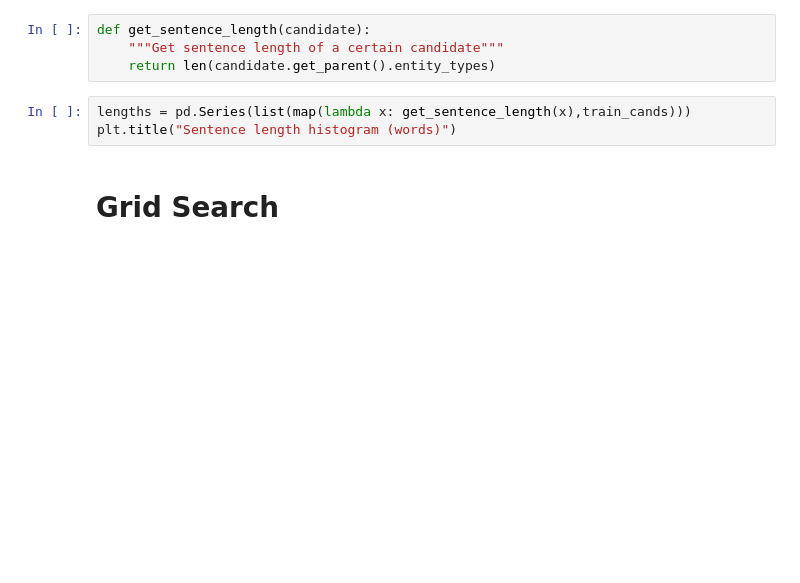
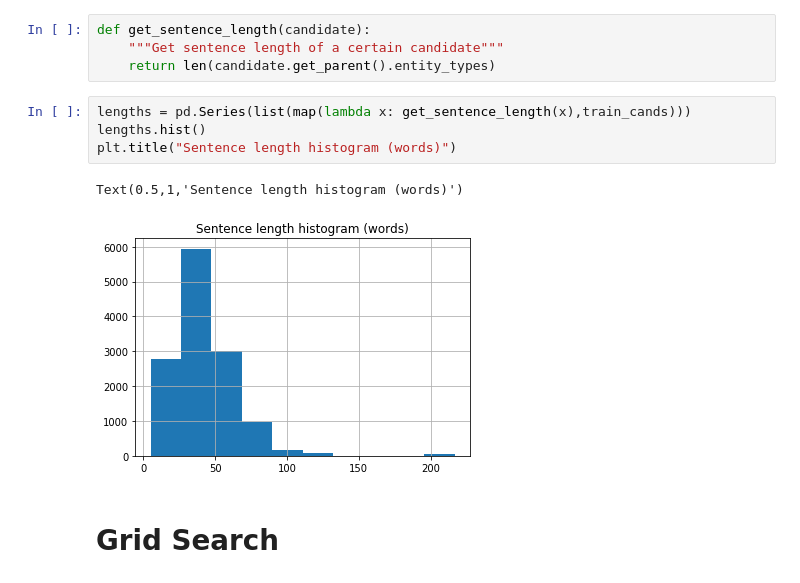
Before and after one commit to littlewine/snorkel-ml, a Jupyter notebook: my-code/baseline/snorkel baseline LSTM pred.ipynb, the cells around one changed output. Cells and saved outputs as stored; diff of their text form; blank space fills up the shorter version.

```diff
--- a/my-code/baseline/snorkel baseline LSTM pred.ipynb
+++ b/my-code/baseline/snorkel baseline LSTM pred.ipynb
@@ -145,7 +187,11 @@ def get_sentence_length(candidate):
     return len(candidate.get_parent().entity_types)
 # %%
 lengths = pd.Series(list(map(lambda x: get_sentence_length(x),train_cands)))
+lengths.hist()
 plt.title("Sentence length histogram (words)")
+# %% [output]
+Text(0.5,1,'Sentence length histogram (words)')
+[figure, added]
 # %% [markdown]
 # Grid Search
 # %%
```
Also changed, not shown: parts of 30 cells of this notebook, 16 other files.
